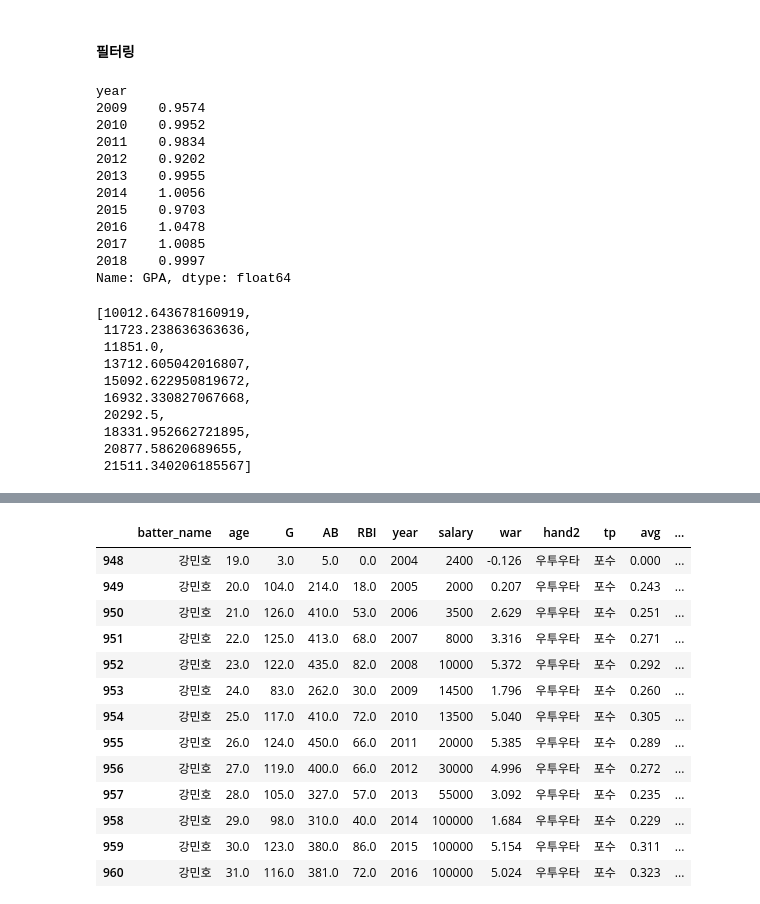
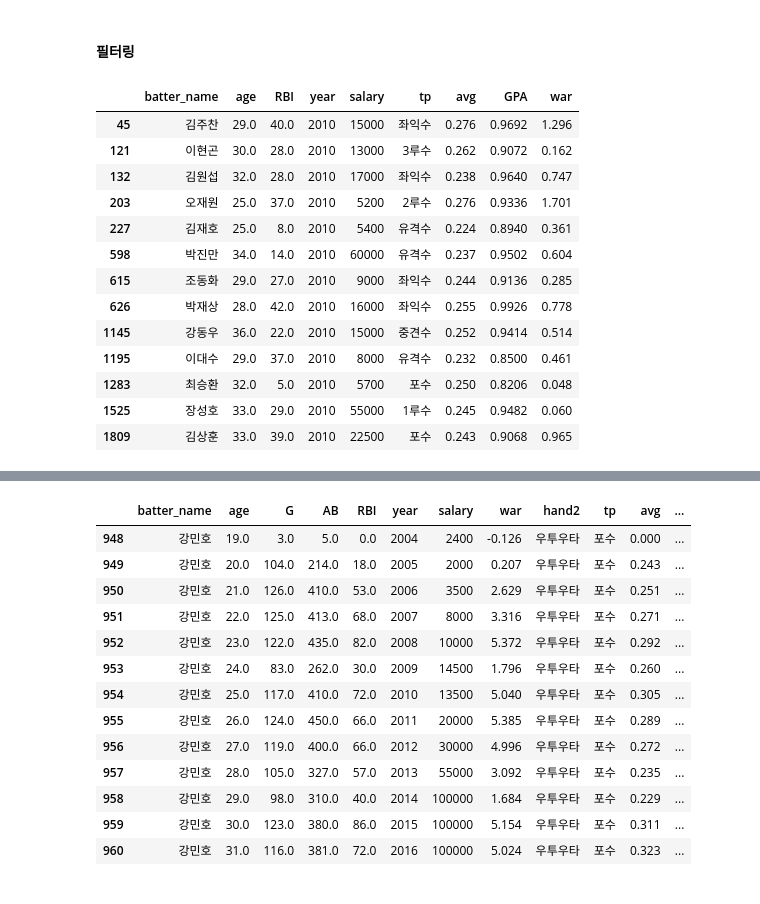
Before and after one commit to kkalkkkal/Datathon_KBO, a Jupyter notebook: KBO_MoneyBall.ipynb, the cells around one changed output, grey strips where cells are left out. Saved outputs shown, nothing was run; the diff lists cells and outputs as text; code cells hidden in the pictures.

```diff
--- a/KBO_MoneyBall.ipynb
+++ b/KBO_MoneyBall.ipynb
@@ -1101,29 +1123,0 @@ data3[data3['year']<8 and data3['']]['hour']
-# %%
-y_gpa_median
-# %% [output]
-year
-2009    0.9574
-2010    0.9952
-2011    0.9834
-2012    0.9202
-2013    0.9955
-2014    1.0056
-2015    0.9703
-2016    1.0478
-2017    1.0085
-2018    0.9997
-Name: GPA, dtype: float64
-# %%
-salary_mean = data2.groupby('year').salary.mean().tolist()
-salary_mean
-# %% [output]
-[10012.643678160919,
- 11723.238636363636,
- 11851.0,
- 13712.605042016807,
- 15092.622950819672,
- 16932.330827067668,
- 20292.5,
- 18331.952662721895,
- 20877.58620689655,
- 21511.340206185567]
@@ -1129,0 +1130,22 @@ salary_mean
+# %%
+# 2010년도 과평가 된 사람 필터링 하기
+
+data4 = data3[data3['year'] == 2010]
+data5 = data4[data4['GPA']<y_gpa_median[2010]]
+data2010 = data5[data5['salary'] > salary_median[2010]]
+data2010
+# %% [output]
+|  | batter_name | age | RBI | year | salary | tp | avg | GPA | war |
+| 45 | 김주찬 | 29.0 | 40.0 | 2010 | 15000 | 좌익수 | 0.276 | 0.9692 | 1.296 |
+| 121 | 이현곤 | 30.0 | 28.0 | 2010 | 13000 | 3루수 | 0.262 | 0.9072 | 0.162 |
+| 132 | 김원섭 | 32.0 | 28.0 | 2010 | 17000 | 좌익수 | 0.238 | 0.9640 | 0.747 |
+| 203 | 오재원 | 25.0 | 37.0 | 2010 | 5200 | 2루수 | 0.276 | 0.9336 | 1.701 |
+| 227 | 김재호 | 25.0 | 8.0 | 2010 | 5400 | 유격수 | 0.224 | 0.8940 | 0.361 |
+| 598 | 박진만 | 34.0 | 14.0 | 2010 | 60000 | 유격수 | 0.237 | 0.9502 | 0.604 |
+| 615 | 조동화 | 29.0 | 27.0 | 2010 | 9000 | 좌익수 | 0.244 | 0.9136 | 0.285 |
+| 626 | 박재상 | 28.0 | 42.0 | 2010 | 16000 | 좌익수 | 0.255 | 0.9926 | 0.778 |
+| 1145 | 강동우 | 36.0 | 22.0 | 2010 | 15000 | 중견수 | 0.252 | 0.9414 | 0.514 |
+| 1195 | 이대수 | 29.0 | 37.0 | 2010 | 8000 | 유격수 | 0.232 | 0.8500 | 0.461 |
+| 1283 | 최승환 | 32.0 | 5.0 | 2010 | 5700 | 포수 | 0.250 | 0.8206 | 0.048 |
+| 1525 | 장성호 | 33.0 | 29.0 | 2010 | 55000 | 1루수 | 0.245 | 0.9482 | 0.060 |
+| 1809 | 김상훈 | 33.0 | 39.0 | 2010 | 22500 | 포수 | 0.243 | 0.9068 | 0.965 |
```
Also changed, not shown: parts of 14 cells of this notebook.
